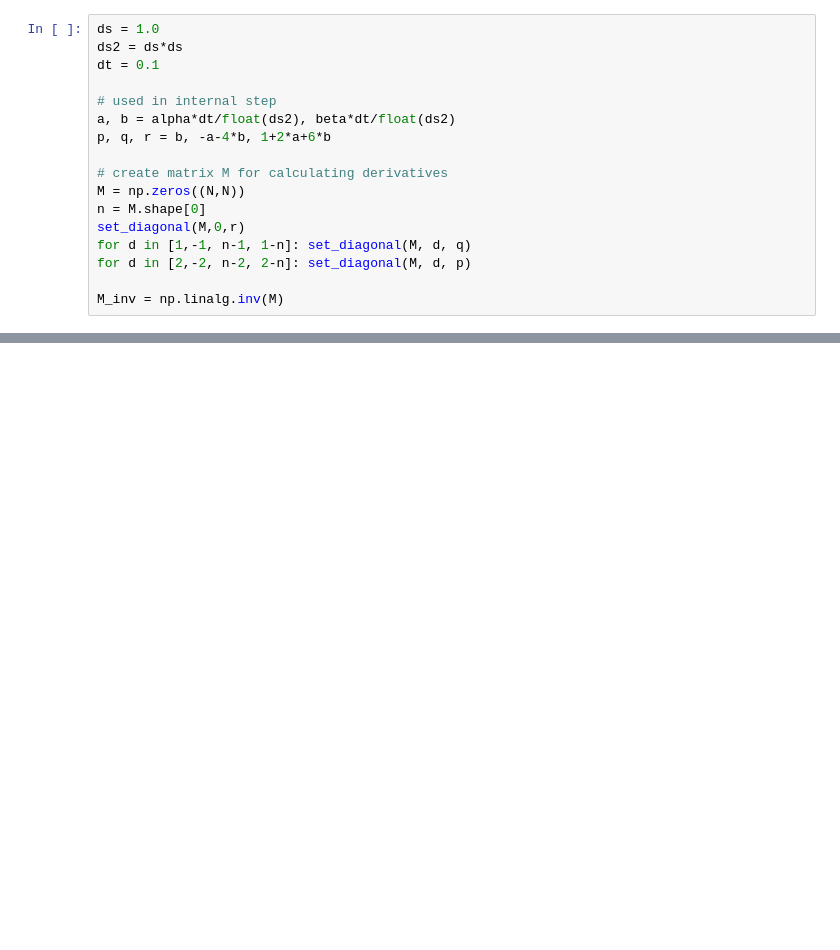
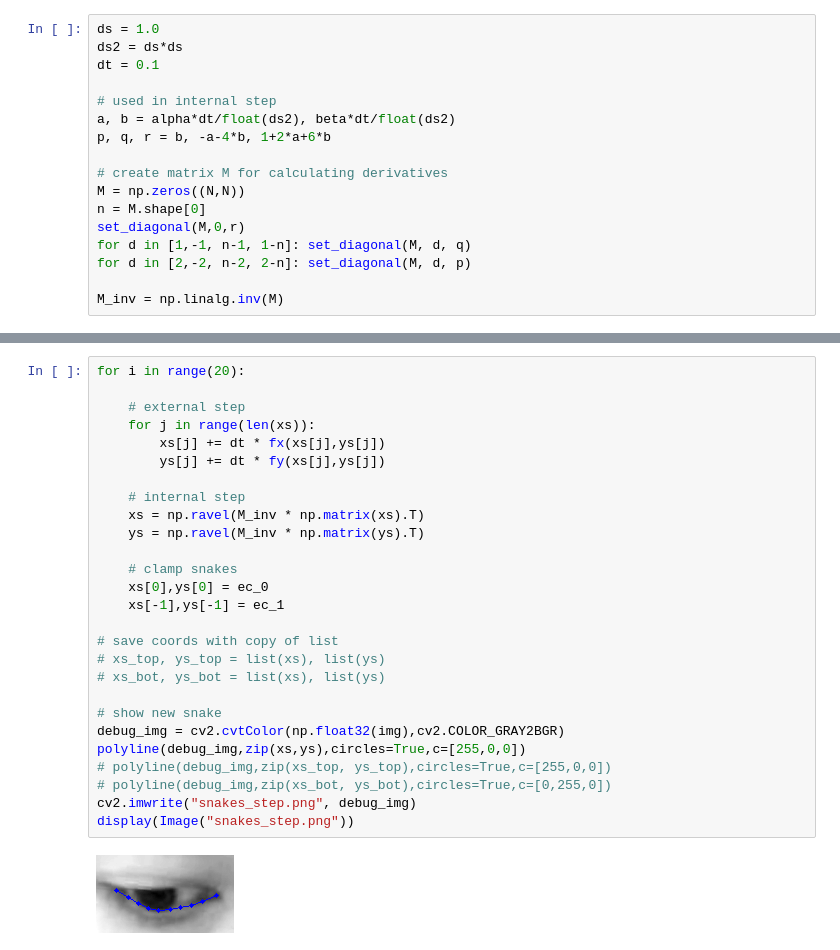
Before and after one commit to errollw/CLM-gaze-tracker-OLD, a Jupyter notebook: snakes.ipynb, the cells around one changed output, grey strips where cells are left out. Saved outputs shown, nothing was run; the diff lists cells and outputs as text; blank space fills up the shorter version.

```diff
--- a/snakes.ipynb
+++ b/snakes.ipynb
@@ -190,0 +249,29 @@ display(Image("snakes_step.png"))
+# %%
+for i in range(20):
+
+    # external step
+    for j in range(len(xs)):
+        xs[j] += dt * fx(xs[j],ys[j])
+        ys[j] += dt * fy(xs[j],ys[j])
+
+    # internal step
+    xs = np.ravel(M_inv * np.matrix(xs).T)
+    ys = np.ravel(M_inv * np.matrix(ys).T)
+
+    # clamp snakes
+    xs[0],ys[0] = ec_0
+    xs[-1],ys[-1] = ec_1
+
+# save coords with copy of list
+# xs_top, ys_top = list(xs), list(ys)
+# xs_bot, ys_bot = list(xs), list(ys)
+
+# show new snake
+debug_img = cv2.cvtColor(np.float32(img),cv2.COLOR_GRAY2BGR)
+polyline(debug_img,zip(xs,ys),circles=True,c=[255,0,0])
+# polyline(debug_img,zip(xs_top, ys_top),circles=True,c=[255,0,0])
+# polyline(debug_img,zip(xs_bot, ys_bot),circles=True,c=[0,255,0])
+cv2.imwrite("snakes_step.png", debug_img)
+display(Image("snakes_step.png"))
+# %% [output]
+[figure, added]
```
Also changed, not shown: parts of 13 cells of this notebook, 11 other files.
